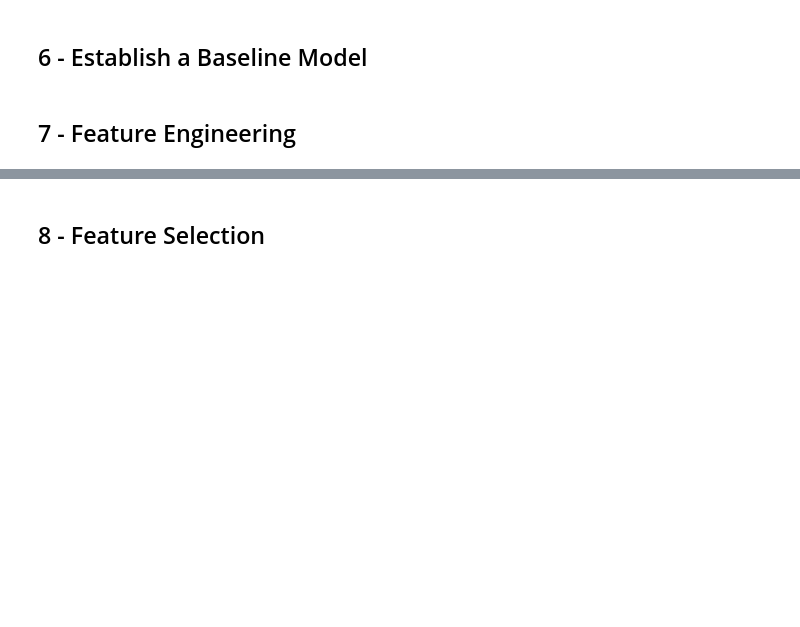
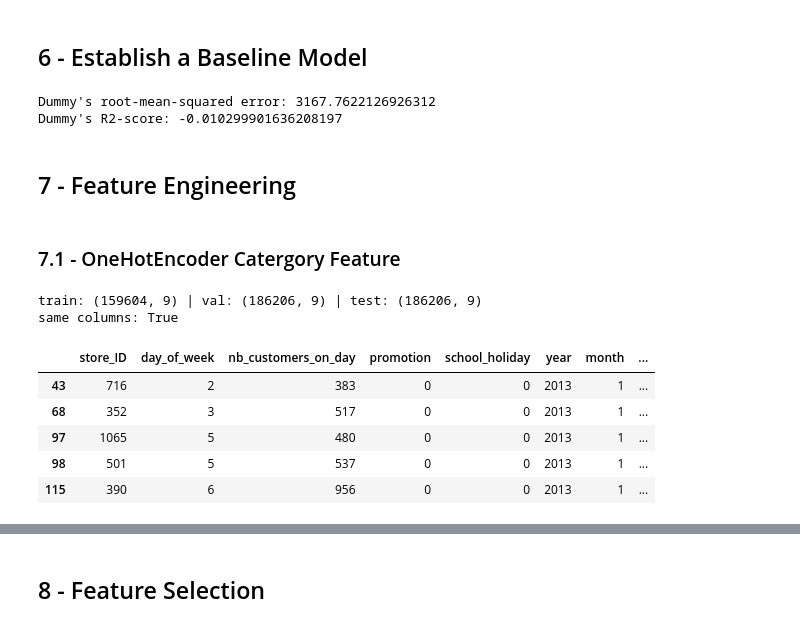
Before and after one commit to shaniewill/IronHack_IronKeggle-_OneTeamOneDream_Uschi_Shanie_Alex, a Jupyter notebook: group1.ipynb, the cells around one changed output, grey strips where cells are left out. Saved outputs shown, nothing was run; the diff lists cells and outputs as text; code cells hidden in the pictures; blank space fills up the shorter version.

```diff
--- a/group1.ipynb
+++ b/group1.ipynb
@@ -208,9 +245,80 @@ print("Drop rows when open == 0")
 # %% [markdown]
 ## 6 - Establish a Baseline Model
 # %%
-# DummyRegression(),   dummy, always predict mean
-# LinearRegression()
+# DummyRegression()
+
+from sklearn.dummy import DummyRegressor
+from sklearn.metrics import root_mean_squared_error, r2_score
+from sklearn.model_selection import train_test_split
+
+# initialise the model
+baseline_model = DummyRegressor(strategy="mean")
+
+# train the dummy
+baseline_model.fit(X_train_clean, y_train)
+
+# prediction of the dummy
+y_val_pred_dummy = baseline_model.predict(X_val_clean)
+
+# evaluate the dummy
+rmse = root_mean_squared_error(y_val, y_val_pred_dummy)
+r2 = r2_score(y_val, y_val_pred_dummy)
+
+print(f"Dummy's root-mean-squared error: {rmse}")
+print(f"Dummy's R2-score: {r2}")
+# %% [output]
+Dummy's root-mean-squared error: 3167.7622126926312
+Dummy's R2-score: -0.010299901636208197
 # %% [markdown]
 ## 7 - Feature Engineering
+# %% [markdown]
+### 7.1 - OneHotEncoder Catergory Feature
 # %%
 # check state-holiday:  One-Hot-Encoding
+from sklearn.preprocessing import OneHotEncoder
+import pandas as pd
+import pickle
+
+CAT_COL = 'state_holiday'
+DROP_COLS = ['state_holiday', 'date', 'Unnamed: 0'] # text / date / row-id -> not features
+
+# Fit on TRAIN only (no leakage). handle_unknown='ignore' -> same columns in every split.
+encoder = OneHotEncoder(handle_unknown='ignore', sparse_output=False, drop='first')
+encoder.fit(X_train_clean[[CAT_COL]])
+
+
+
+def encode(data):
+    """One-hot encode state_holiday and drop non-feature columns.
+    Always uses the SAME fitted encoder -> consistent columns across train/val/test/inference."""
+    data = data.copy()
+    arr = encoder.transform(data[[CAT_COL]])
+    cols = encoder.get_feature_names_out([CAT_COL])
+    enc= pd.DataFrame(arr, columns=cols, index=data.index)
+    data = data.drop(columns=DROP_COLS, errors='ignore')
+    return pd.concat([data, enc], axis=1)
+
+
+
+# Apply to all splits
+X_train_enc = encode(X_train_clean)
+X_val_enc = encode(X_val_clean)
+X_test_enc = encode(X_test_clean)
+
+# Save the fitted encoder to share with the inference teammate
+with open('encoder.pkl', 'wb') as f:
+    pickle.dump(encoder, f)
+
+# Quick check: same columns everywhere, all numeric
+print('train:', X_train_enc.shape, '| val:', X_val_enc.shape, '| test:', X_test_enc.shape)
+print('same columns:', list(X_train_enc.columns) == list(X_val_enc.columns) == list(X_test_enc.columns))
+X_train_enc.head()
+# %% [output]
+train: (159604, 9) | val: (186206, 9) | test: (186206, 9)
+same columns: True
+|  | store_ID | day_of_week | nb_customers_on_day | promotion | school_holiday | year | month | ... |
+| 43 | 716 | 2 | 383 | 0 | 0 | 2013 | 1 | ... |
+| 68 | 352 | 3 | 517 | 0 | 0 | 2013 | 1 | ... |
+| 97 | 1065 | 5 | 480 | 0 | 0 | 2013 | 1 | ... |
+| 98 | 501 | 5 | 537 | 0 | 0 | 2013 | 1 | ... |
+| 115 | 390 | 6 | 956 | 0 | 0 | 2013 | 1 | ... |
```
Also changed, not shown: parts of 32 cells of this notebook, 1 other file.
